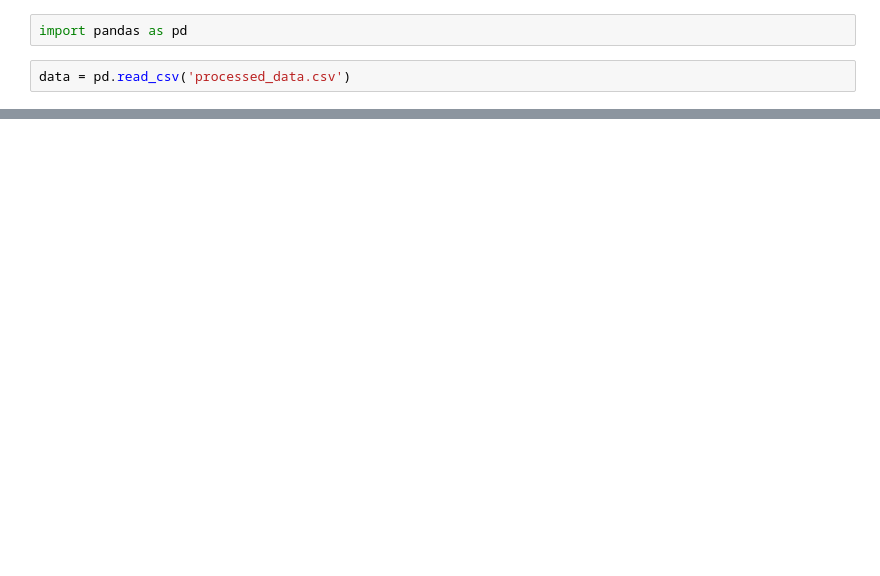
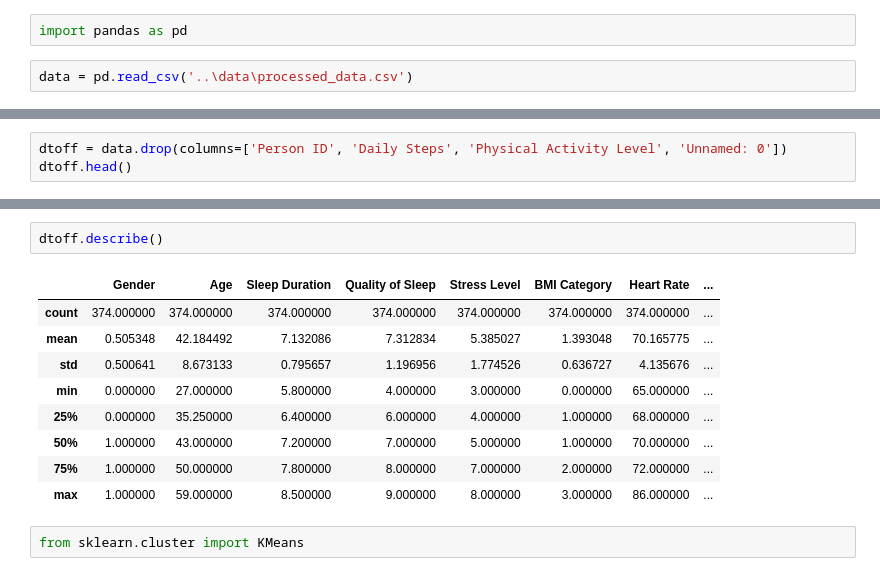
Before and after one commit to Juamops/Reto_F1009, a Jupyter notebook: analisis/Prueba.ipynb, the cells around one changed output, grey strips where cells are left out. Saved outputs shown, nothing was run; the diff lists cells and outputs as text; blank space fills up the shorter version.

Commit message:
PCA Y KMEANS

```diff
--- a/analisis/Prueba.ipynb
+++ b/analisis/Prueba.ipynb
@@ -1,4 +1,4 @@
 # %%
 import pandas as pd
 # %%
-data = pd.read_csv('processed_data.csv')
+data = pd.read_csv('..\data\processed_data.csv')
@@ -6,0 +26,3 @@ FileNotFoundError: [Errno 2] No such file or directory: 'processed_data.csv'
+# %%
+dtoff = data.drop(columns=['Person ID', 'Daily Steps', 'Physical Activity Level', 'Unnamed: 0'])
+dtoff.head()
@@ -6,0 +44,14 @@ FileNotFoundError: [Errno 2] No such file or directory: 'processed_data.csv'
+# %%
+dtoff.describe()
+# %% [output]
+|  | Gender | Age | Sleep Duration | Quality of Sleep | Stress Level | BMI Category | Heart Rate | ... |
+| count | 374.000000 | 374.000000 | 374.000000 | 374.000000 | 374.000000 | 374.000000 | 374.000000 | ... |
+| mean | 0.505348 | 42.184492 | 7.132086 | 7.312834 | 5.385027 | 1.393048 | 70.165775 | ... |
+| std | 0.500641 | 8.673133 | 0.795657 | 1.196956 | 1.774526 | 0.636727 | 4.135676 | ... |
+| min | 0.000000 | 27.000000 | 5.800000 | 4.000000 | 3.000000 | 0.000000 | 65.000000 | ... |
+| 25% | 0.000000 | 35.250000 | 6.400000 | 6.000000 | 4.000000 | 1.000000 | 68.000000 | ... |
+| 50% | 1.000000 | 43.000000 | 7.200000 | 7.000000 | 5.000000 | 1.000000 | 70.000000 | ... |
+| 75% | 1.000000 | 50.000000 | 7.800000 | 8.000000 | 7.000000 | 2.000000 | 72.000000 | ... |
+| max | 1.000000 | 59.000000 | 8.500000 | 9.000000 | 8.000000 | 3.000000 | 86.000000 | ... |
+# %%
+from sklearn.cluster import KMeans
```
Also changed, not shown: parts of 9 cells of this notebook, 1 other file.
